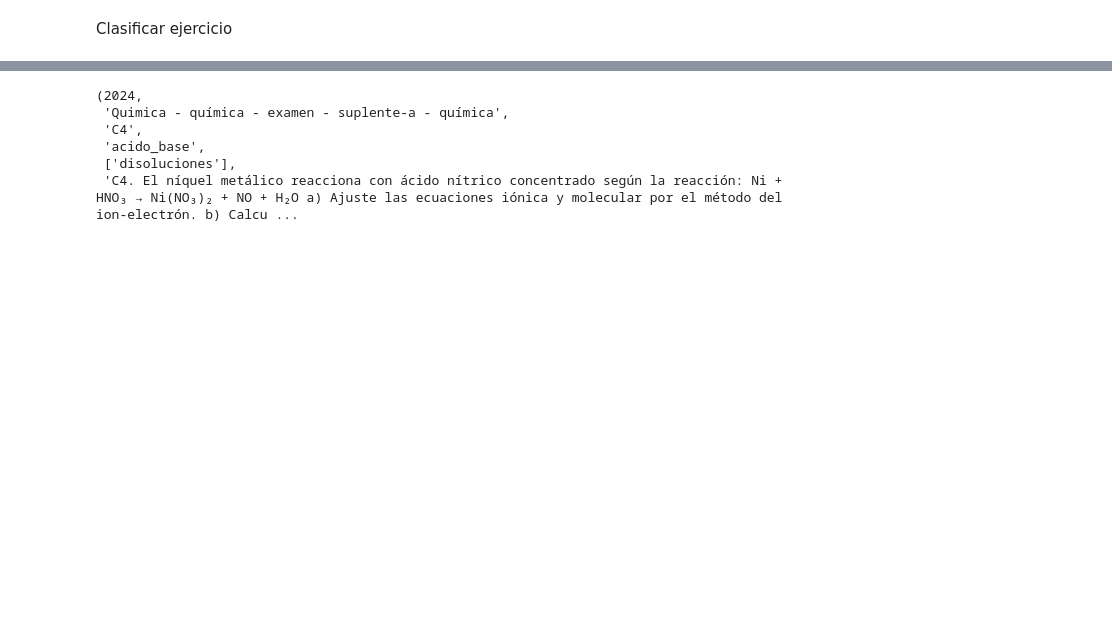
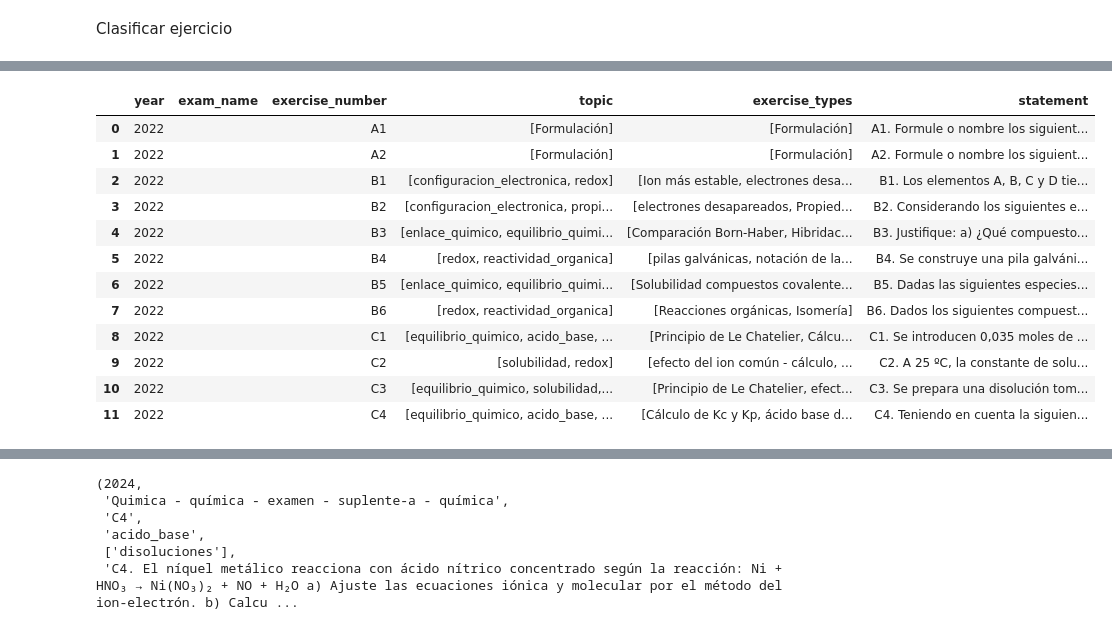
Before and after one commit to chusk2/selector_examenes, a Jupyter notebook: notebooks/classify exercises.ipynb, the cells around one changed output, grey strips where cells are left out. Saved outputs shown, nothing was run; the diff lists cells and outputs as text; code cells hidden in the pictures; blank space fills up the shorter version.

Commit message:
Working on keywords - need thoroughly review

```diff
--- a/notebooks/classify exercises.ipynb
+++ b/notebooks/classify exercises.ipynb
@@ -149,7 +150,9 @@ file = ROOT / "examenes_quimica/2024_quimica/2024_quimica_QUÍMICA - Examen_Supl
+# %%
+file = ROOT / "examenes_quimica/2022_quimica/química - 2022 - reserva 1.pdf"
 # %%
 exam_text = ext.extract_exercises_from_pdf(file)
 
-exam_year = int(file.name.split("_")[0])
+exam_year = int(re.search(r"\d{4}", file.name)[0])
 exam_period = classify_exam_period(exam_year)
 
 exercises_list = ext.split_exercises(exam_text, exam_period=exam_period)
@@ -184,2 +167,14 @@ Datos: Masas atómicas relativas: Ni= 58,7; N= 14; O= 16; H=1
 # %% [markdown]
 Clasificar ejercicio
+# %%
+df_list = []
+for ex in exercises_list:
+    statement = ex[1]
+    year = 2022
+    exam_name = file.stem
+    year, exam_name, ex_num, topic, exercise_types, st = classify_exercise(year, exam_name, statement, quimica_keywords)
+
+    df_list.append({"year": year, "exam_name": exam_name,
+                    "exercise_number": ex_num, "topic": topic,
+                    "exercise_types": exercise_types, "statement": st})
+df = pd.DataFrame(df_list)
@@ -185,0 +199,16 @@ Clasificar ejercicio
+# %%
+df
+# %% [output]
+|  | year | exam_name | exercise_number | topic | exercise_types | statement |
+| 0 | 2022 |  | A1 | [Formulación] | [Formulación] | A1. Formule o nombre los siguient... |
+| 1 | 2022 |  | A2 | [Formulación] | [Formulación] | A2. Formule o nombre los siguient... |
+| 2 | 2022 |  | B1 | [configuracion_electronica, redox] | [Ion más estable, electrones desa... | B1. Los elementos A, B, C y D tie... |
+| 3 | 2022 |  | B2 | [configuracion_electronica, propi... | [electrones desapareados, Propied... | B2. Considerando los siguientes e... |
+| 4 | 2022 |  | B3 | [enlace_quimico, equilibrio_quimi... | [Comparación Born-Haber, Hibridac... | B3. Justifique: a) ¿Qué compuesto... |
+| 5 | 2022 |  | B4 | [redox, reactividad_organica] | [pilas galvánicas, notación de la... | B4. Se construye una pila galváni... |
+| 6 | 2022 |  | B5 | [enlace_quimico, equilibrio_quimi... | [Solubilidad compuestos covalente... | B5. Dadas las siguientes especies... |
+| 7 | 2022 |  | B6 | [redox, reactividad_organica] | [Reacciones orgánicas, Isomería] | B6. Dados los siguientes compuest... |
+| 8 | 2022 |  | C1 | [equilibrio_quimico, acido_base, ... | [Principio de Le Chatelier, Cálcu... | C1. Se introducen 0,035 moles de ... |
+| 9 | 2022 |  | C2 | [solubilidad, redox] | [efecto del ion común - cálculo, ... | C2. A 25 ºC, la constante de solu... |
+| 10 | 2022 |  | C3 | [equilibrio_quimico, solubilidad,... | [Principio de Le Chatelier, efect... | C3. Se prepara una disolución tom... |
+| 11 | 2022 |  | C4 | [equilibrio_quimico, acido_base, ... | [Cálculo de Kc y Kp, ácido base d... | C4. Teniendo en cuenta la siguien... |
```
Also changed, not shown: parts of 6 cells of this notebook, 2 other files.
